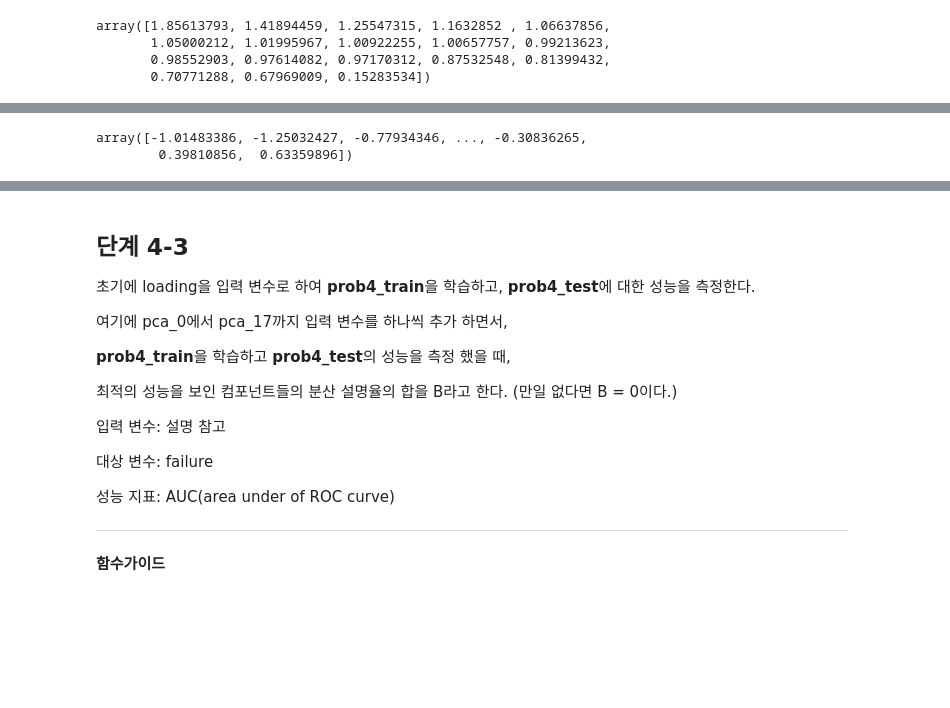
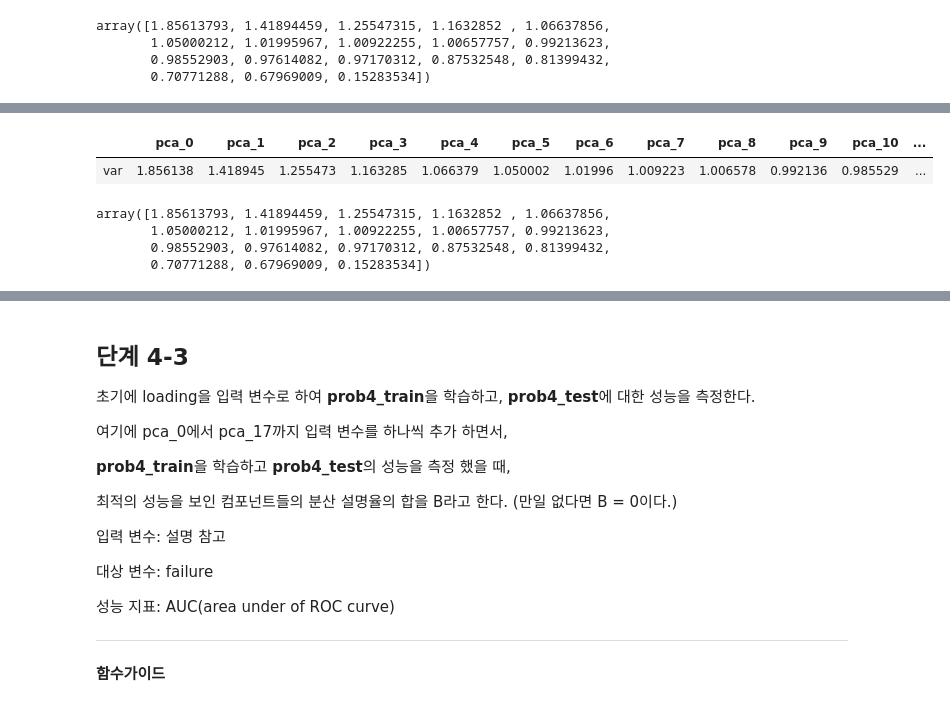
Before and after one commit to sunkusun9/DS_lv3_2609_1, a Jupyter notebook: sec_ds_lv3_prob1_prob.ipynb, the cells around one changed output, grey strips where cells are left out. Cells and saved outputs as stored; diff of their text form; code cells hidden in the pictures; blank space fills up the shorter version.

```diff
--- a/sec_ds_lv3_prob1_prob.ipynb
+++ b/sec_ds_lv3_prob1_prob.ipynb
@@ -1785,5 +1724,21 @@ Length: 17166, dtype: float64
-# %%
-pca.inverse_transform(df_prob4_train[X_comp])[:, 0]
-# %% [output]
-array([-1.01483386, -1.25032427, -0.77934346, ..., -0.30836265,
-        0.39810856,  0.63359896])
+# %%
+# 주성분의 분산과도 같습니다.
+df_prob4_train[X_comp].var(ddof=1).rename('var').to_frame().T
+# %% [output]
+|  | pca_0 | pca_1 | pca_2 | pca_3 | pca_4 | pca_5 | pca_6 | pca_7 | pca_8 | pca_9 | pca_10 | ... |
+| var | 1.856138 | 1.418945 | 1.255473 | 1.163285 | 1.066379 | 1.050002 | 1.01996 | 1.009223 | 1.006578 | 0.992136 | 0.985529 | ... |
+# %%
+# df_prob3_train[X_4].cov()
+df_cov = (df_prob3_train[X_4] - df_prob3_train[X_4].mean()).pipe(
+    lambda x: (x.T.dot(x)) / (len(x) - 1)
+)
+# 고윳값 분해
+# np.linalg.eig , eigh (대칭행렬)
+ev, emat =  np.linalg.eigh(df_cov)
+# 분산 설명력 === 공분산 행렬의 고윳값
+ev[np.argsort(-ev)]
+# %% [output]
+array([1.85613793, 1.41894459, 1.25547315, 1.1632852 , 1.06637856,
+       1.05000212, 1.01995967, 1.00922255, 1.00657757, 0.99213623,
+       0.98552903, 0.97614082, 0.97170312, 0.87532548, 0.81399432,
+       0.70771288, 0.67969009, 0.15283534])
```
Also changed, not shown: parts of 47 cells of this notebook.
